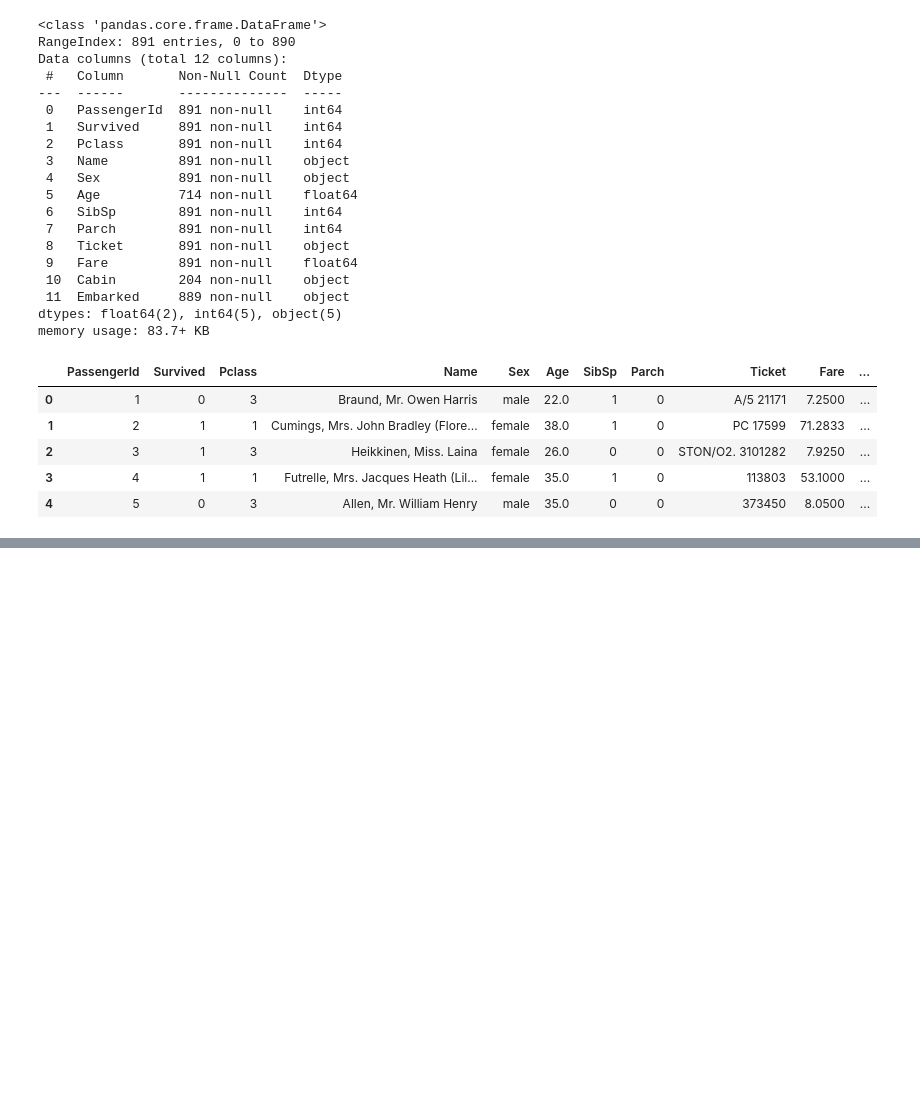
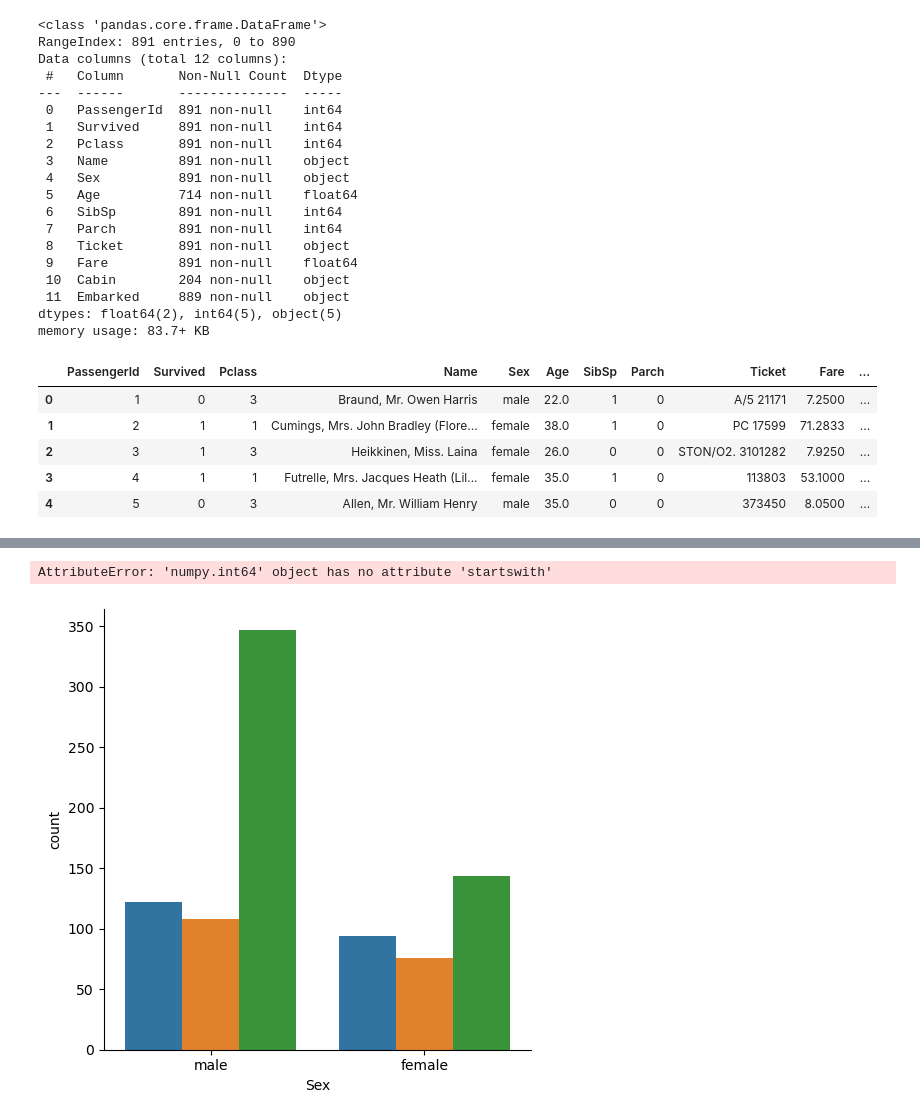
Before and after one commit to hferhat/DataWorks, a Jupyter notebook: TitanicDataAnalysisWork.ipynb, the cells around one changed output, grey strips where cells are left out. Drawn from its saved outputs; the diff is of its cells as text; code cells hidden in the pictures; blank space fills up the shorter version.

```diff
--- a/TitanicDataAnalysisWork.ipynb
+++ b/TitanicDataAnalysisWork.ipynb
@@ -111,0 +117,5 @@ TypeError: Horizontal orientation requires numeric `x` variable.
+# %%
+sns.catplot(x='Sex', data=titanic_df, kind='count',hue = 'Pclass')
+# %% [output]
+AttributeError: 'numpy.int64' object has no attribute 'startswith'
+[figure, added]
```
Also changed, not shown: parts of 19 cells of this notebook.
